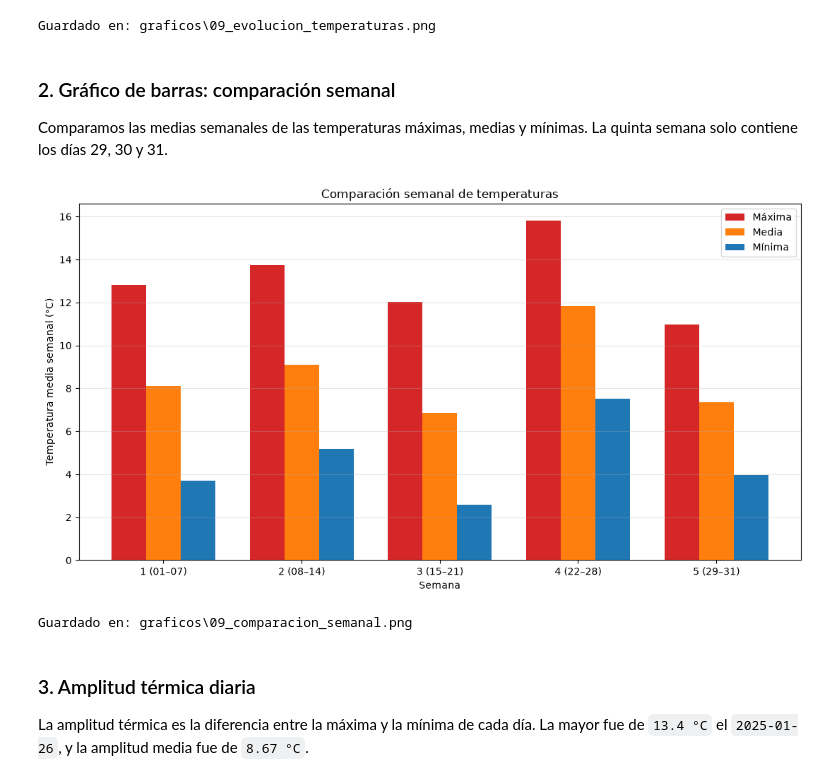
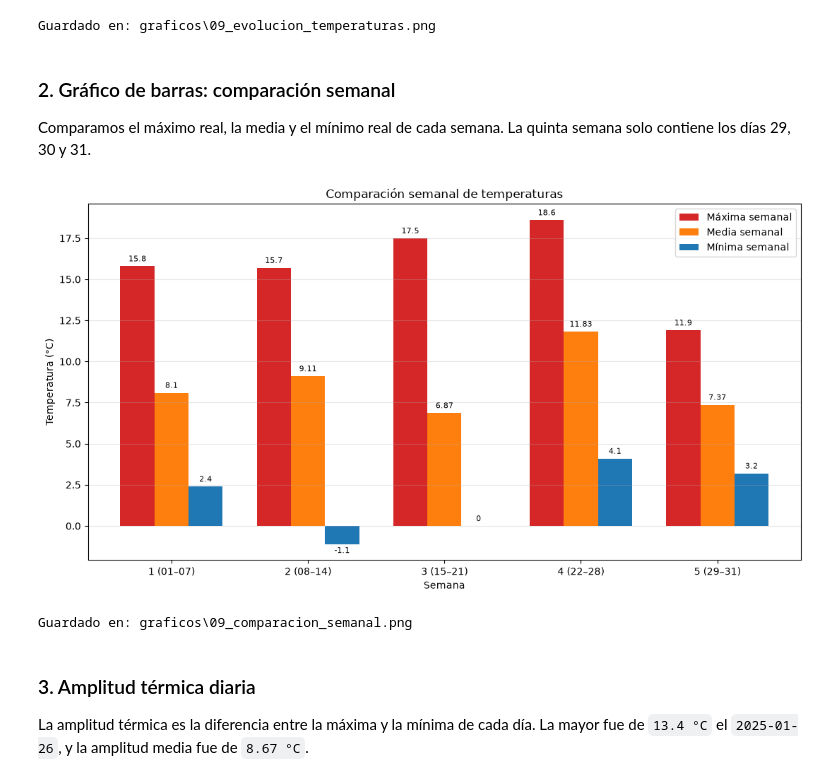
Before and after one commit to Sceolan21/CE_PYTHON_ANALISIS_DATOS, a Jupyter notebook: Reto1/09_RepresentarResultados.ipynb, the cells around one changed output. Cells and saved outputs as stored; diff of their text form; code cells hidden in the pictures.

```diff
--- a/Reto1/09_RepresentarResultados.ipynb
+++ b/Reto1/09_RepresentarResultados.ipynb
@@ -102,38 +101,39 @@ Guardado en: graficos\09_evolucion_temperaturas.png
 # %% [markdown]
 ### 2. Gráfico de barras: comparación semanal
 
-Comparamos las medias semanales de las temperaturas máximas, medias y mínimas. La quinta semana solo contiene los días 29, 30 y 31.
+Comparamos el máximo real, la media y el mínimo real de cada semana. La quinta semana solo contiene los días 29, 30 y 31.
 # %%
-def calcular_medias_semanales(valores):
-    return [round(np.mean(valores[inicio:inicio + 7]), 2) for inicio in range(0, len(valores), 7)]
-
-medias_semanales = calcular_medias_semanales(temperaturas_medias)
-maximas_semanales = calcular_medias_semanales(temperaturas_maximas)
-minimas_semanales = calcular_medias_semanales(temperaturas_minimas)
+inicios_semanas = range(0, len(fechas), 7)
+maximas_semanales = [round(np.max(temperaturas_maximas[inicio:inicio + 7]), 2) for inicio in inicios_semanas]
+medias_semanales = [round(np.mean(temperaturas_medias[inicio:inicio + 7]), 2) for inicio in inicios_semanas]
+minimas_semanales = [round(np.min(temperaturas_minimas[inicio:inicio + 7]), 2) for inicio in inicios_semanas]
 
 etiquetas_semanas = ["1 (01–07)", "2 (08–14)", "3 (15–21)", "4 (22–28)", "5 (29–31)"]
 posiciones = np.arange(len(etiquetas_semanas))
 ancho = 0.25
 
 fig, ax = plt.subplots(figsize=(11, 6))
-ax.bar(posiciones - ancho, maximas_semanales, ancho, color="tab:red", label="Máxima")
-ax.bar(posiciones, medias_semanales, ancho, color="tab:orange", label="Media")
-ax.bar(posiciones + ancho, minimas_semanales, ancho, color="tab:blue", label="Mínima")
+barras_maximas = ax.bar(posiciones - ancho, maximas_semanales, ancho, color="tab:red", label="Máxima semanal")
+barras_medias = ax.bar(posiciones, medias_semanales, ancho, color="tab:orange", label="Media semanal")
+barras_minimas = ax.bar(posiciones + ancho, minimas_semanales, ancho, color="tab:blue", label="Mínima semanal")
 
 ax.set_title("Comparación semanal de temperaturas")
 ax.set_xlabel("Semana")
-ax.set_ylabel("Temperatura media semanal (°C)")
+ax.set_ylabel("Temperatura (°C)")
 ax.set_xticks(posiciones, etiquetas_semanas)
 ax.grid(axis="y", alpha=0.3)
 ax.legend()
+ax.bar_label(barras_maximas, padding=3, fontsize=8)
+ax.bar_label(barras_medias, padding=3, fontsize=8)
+ax.bar_label(barras_minimas, padding=3, fontsize=8)
 fig.tight_layout()
 
 ruta_barras = directorio_salida / "09_comparacion_semanal.png"
 fig.savefig(ruta_barras, dpi=150, bbox_inches="tight")
 plt.show()
 print("Guardado en:", ruta_barras)
 # %% [output]
-[figure, old version]
+[figure, new version]
 Guardado en: graficos\09_comparacion_semanal.png
 # %% [markdown]
 ### 3. Amplitud térmica diaria
```
Also changed, not shown: parts of 1 cell of this notebook, 5 other files.
